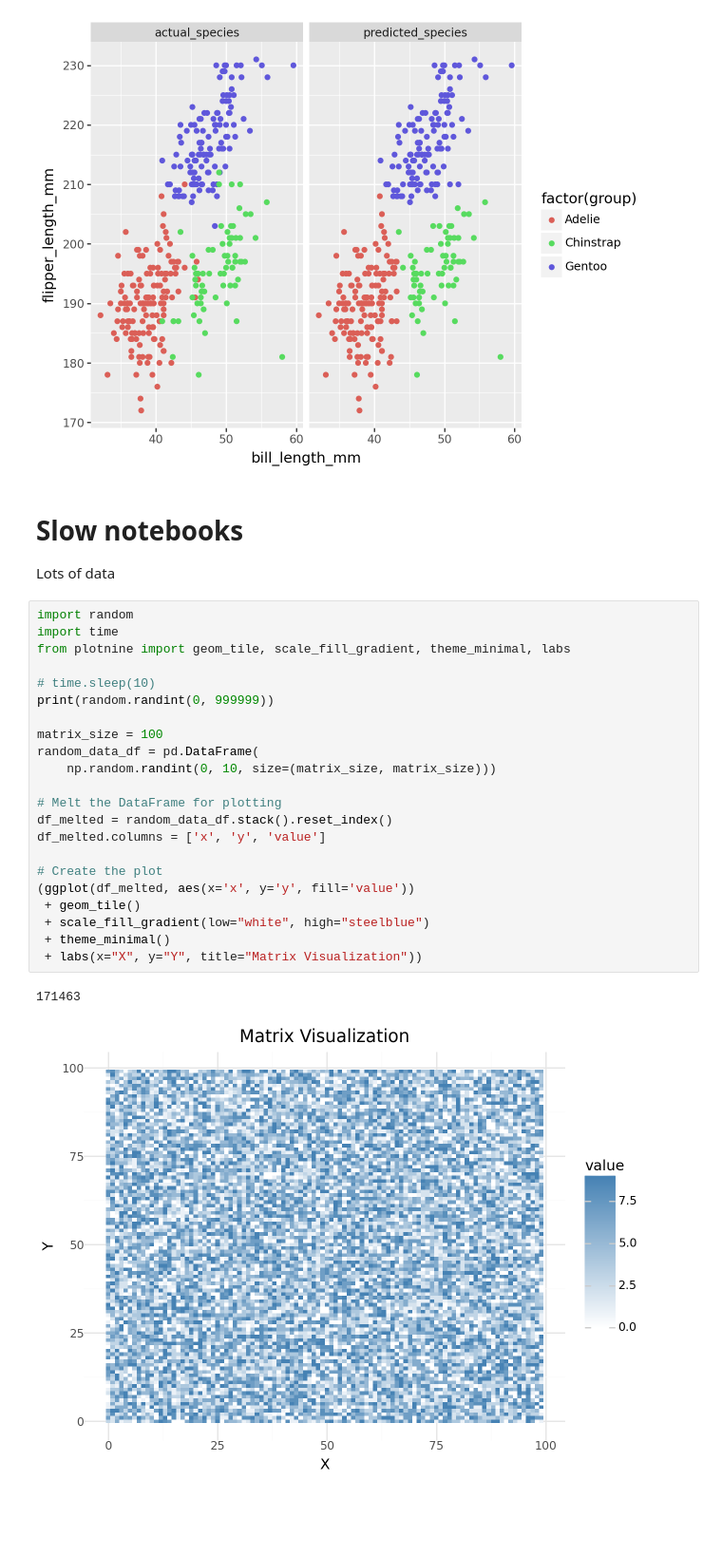
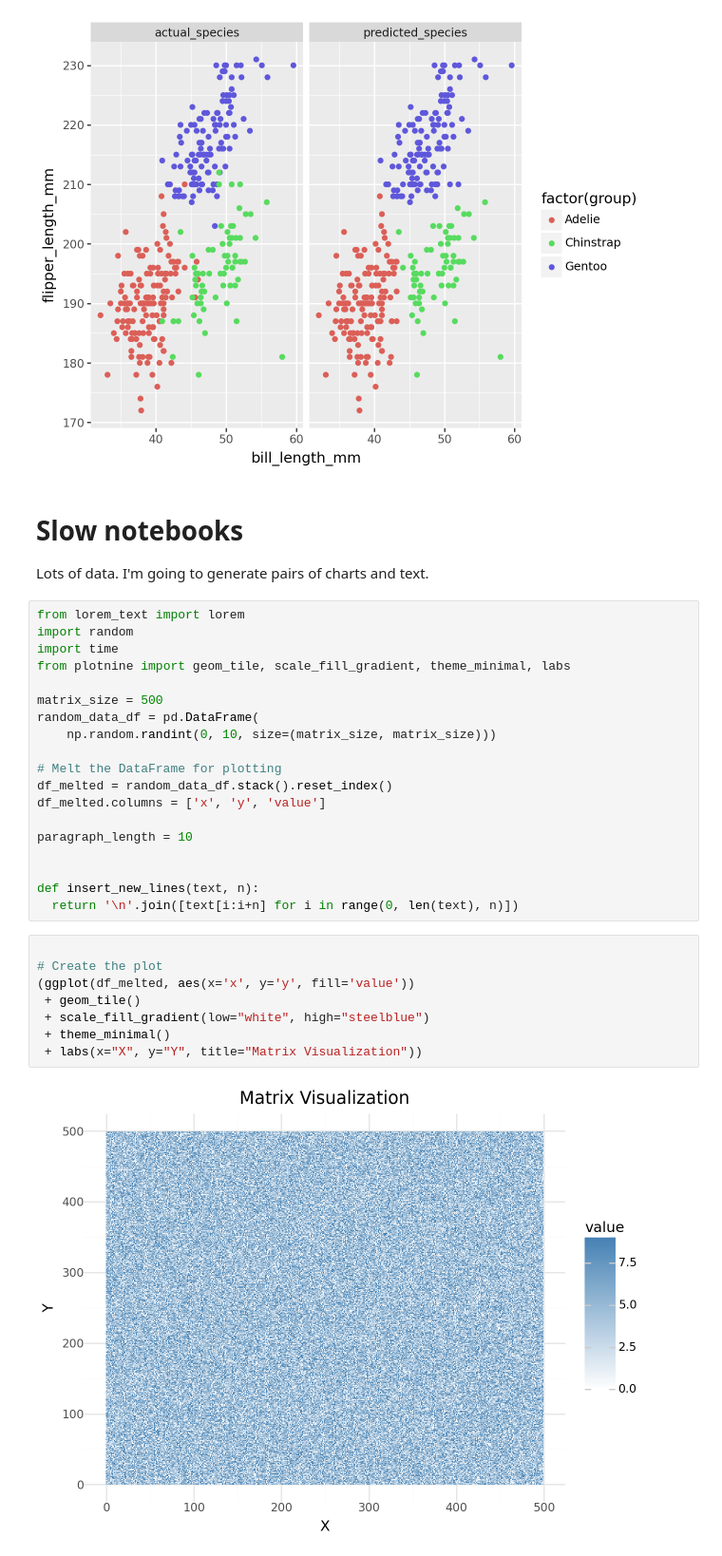
Before and after one commit to Jonathan-Nyquist/data-science-reporting-with-quarto-for-python-3811138, a Jupyter notebook: 01_03/jupyter - penguin clusters.ipynb, the cells around one changed output. Shown at 95% size. Saved outputs shown, nothing was run; the diff lists cells and outputs as text; blank space fills up the shorter version.

```diff
--- a/01_03/jupyter - penguin clusters.ipynb
+++ b/01_03/jupyter - penguin clusters.ipynb
@@ -102,29 +102,33 @@ penguins_clust_long = pd.melt(penguins_selected,
 # %% [markdown]
 # Slow notebooks
 
-Lots of data
+Lots of data. I'm going to generate pairs of charts and text.
+# %%
+from lorem_text import lorem
+import random
+import time
+from plotnine import geom_tile, scale_fill_gradient, theme_minimal, labs
+
+matrix_size = 500
+random_data_df = pd.DataFrame(
+    np.random.randint(0, 10, size=(matrix_size, matrix_size)))
+
+# Melt the DataFrame for plotting
+df_melted = random_data_df.stack().reset_index()
+df_melted.columns = ['x', 'y', 'value']
+
+paragraph_length = 10
+
+
+def insert_new_lines(text, n):
+  return '\n'.join([text[i:i+n] for i in range(0, len(text), n)])
 # %%
-import random
-import time
-from plotnine import geom_tile, scale_fill_gradient, theme_minimal, labs
-
-# time.sleep(10)
-print(random.randint(0, 999999))
-
-matrix_size = 100
-random_data_df = pd.DataFrame(
-    np.random.randint(0, 10, size=(matrix_size, matrix_size)))
-
-# Melt the DataFrame for plotting
-df_melted = random_data_df.stack().reset_index()
-df_melted.columns = ['x', 'y', 'value']
 
 # Create the plot
 (ggplot(df_melted, aes(x='x', y='y', fill='value'))
  + geom_tile()
  + scale_fill_gradient(low="white", high="steelblue")
  + theme_minimal()
  + labs(x="X", y="Y", title="Matrix Visualization"))
 # %% [output]
-171463
-[figure, old version]
+[figure, new version]
```
Also changed, not shown: parts of 5 cells of this notebook.
